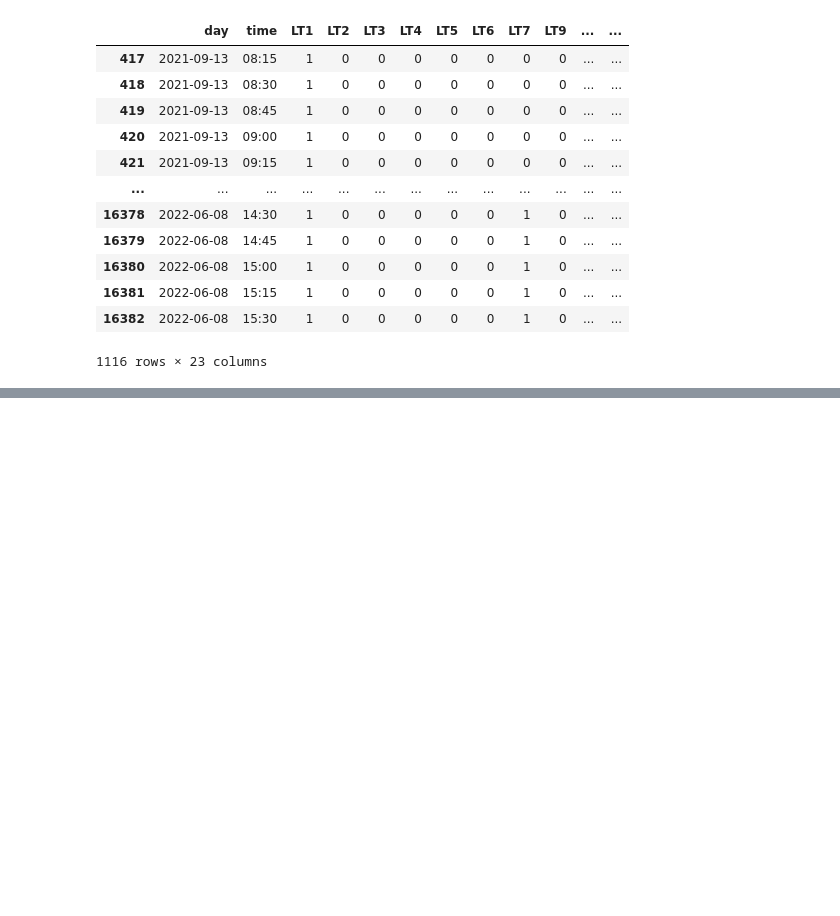
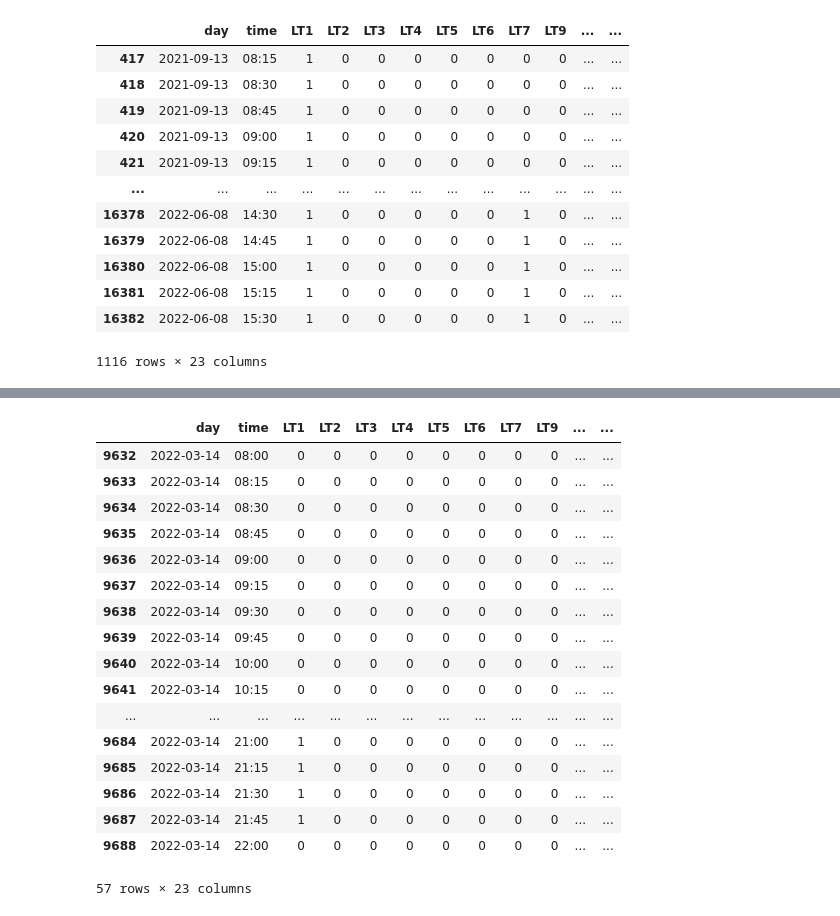
Before and after one commit to kazmer97/am13-group-project, a Jupyter notebook: project-prototype.ipynb, the cells around one changed output, grey strips where cells are left out. Drawn from its saved outputs; the diff is of its cells as text; code cells hidden in the pictures; blank space fills up the shorter version.

```diff
--- a/project-prototype.ipynb
+++ b/project-prototype.ipynb
@@ -110,0 +372,21 @@ def create_rooms_constraints(model, rooms):
+# %%
+scheduling_table.loc[(scheduling_table.day == '2022-03-14') & (scheduling_table.time >= '08:00')& (scheduling_table.time <= '22:00')]
+# %% [output]
+|  | day | time | LT1 | LT2 | LT3 | LT4 | LT5 | LT6 | LT7 | LT9 | ... | ... |
+| 9632 | 2022-03-14 | 08:00 | 0 | 0 | 0 | 0 | 0 | 0 | 0 | 0 | ... | ... |
+| 9633 | 2022-03-14 | 08:15 | 0 | 0 | 0 | 0 | 0 | 0 | 0 | 0 | ... | ... |
+| 9634 | 2022-03-14 | 08:30 | 0 | 0 | 0 | 0 | 0 | 0 | 0 | 0 | ... | ... |
+| 9635 | 2022-03-14 | 08:45 | 0 | 0 | 0 | 0 | 0 | 0 | 0 | 0 | ... | ... |
+| 9636 | 2022-03-14 | 09:00 | 0 | 0 | 0 | 0 | 0 | 0 | 0 | 0 | ... | ... |
+| 9637 | 2022-03-14 | 09:15 | 0 | 0 | 0 | 0 | 0 | 0 | 0 | 0 | ... | ... |
+| 9638 | 2022-03-14 | 09:30 | 0 | 0 | 0 | 0 | 0 | 0 | 0 | 0 | ... | ... |
+| 9639 | 2022-03-14 | 09:45 | 0 | 0 | 0 | 0 | 0 | 0 | 0 | 0 | ... | ... |
+| 9640 | 2022-03-14 | 10:00 | 0 | 0 | 0 | 0 | 0 | 0 | 0 | 0 | ... | ... |
+| 9641 | 2022-03-14 | 10:15 | 0 | 0 | 0 | 0 | 0 | 0 | 0 | 0 | ... | ... |
+| ... | ... | ... | ... | ... | ... | ... | ... | ... | ... | ... | ... | ... |
+| 9684 | 2022-03-14 | 21:00 | 1 | 0 | 0 | 0 | 0 | 0 | 0 | 0 | ... | ... |
+| 9685 | 2022-03-14 | 21:15 | 1 | 0 | 0 | 0 | 0 | 0 | 0 | 0 | ... | ... |
+| 9686 | 2022-03-14 | 21:30 | 1 | 0 | 0 | 0 | 0 | 0 | 0 | 0 | ... | ... |
+| 9687 | 2022-03-14 | 21:45 | 1 | 0 | 0 | 0 | 0 | 0 | 0 | 0 | ... | ... |
+| 9688 | 2022-03-14 | 22:00 | 0 | 0 | 0 | 0 | 0 | 0 | 0 | 0 | ... | ... |
+57 rows × 23 columns
```
Also changed, not shown: parts of 19 cells of this notebook, 5 other files.
